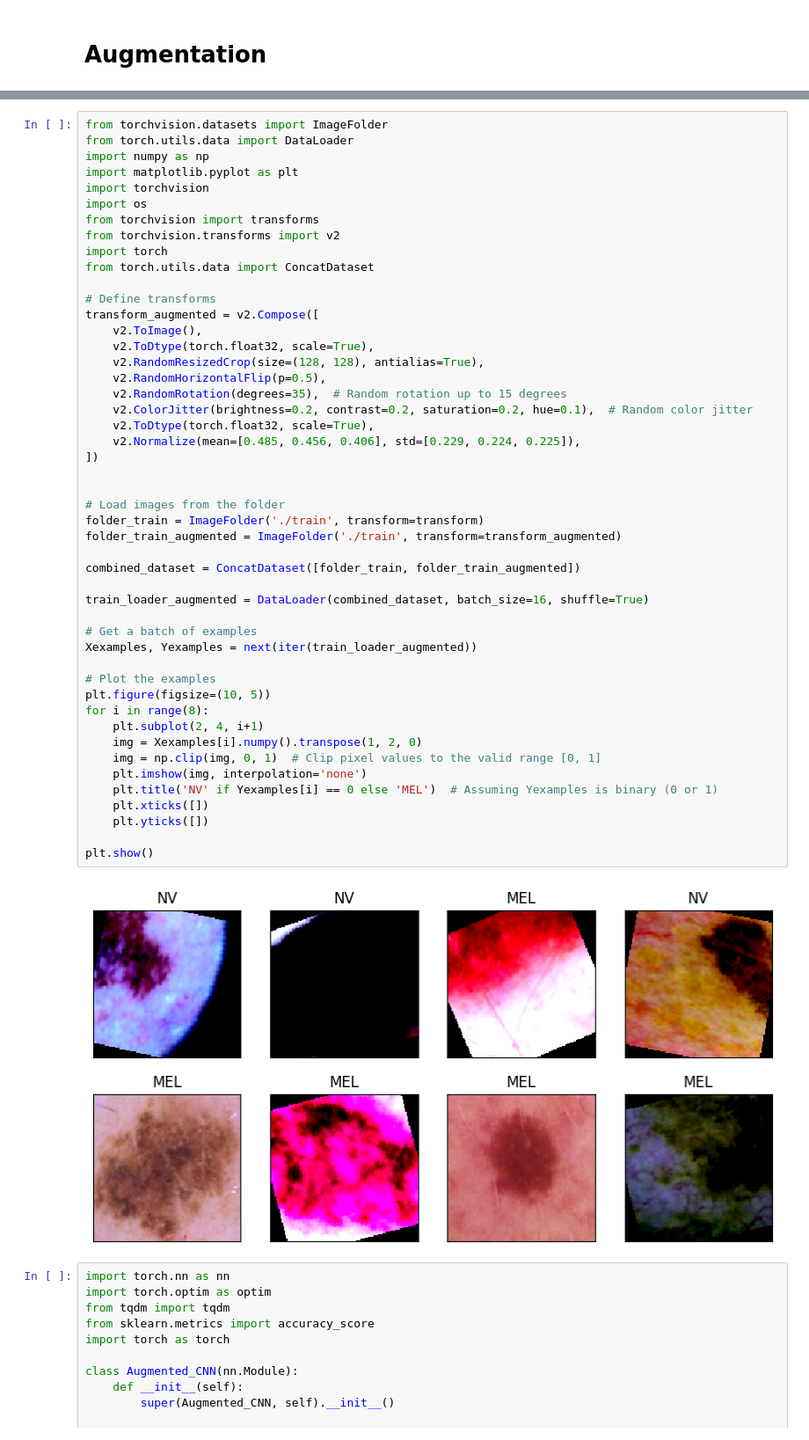
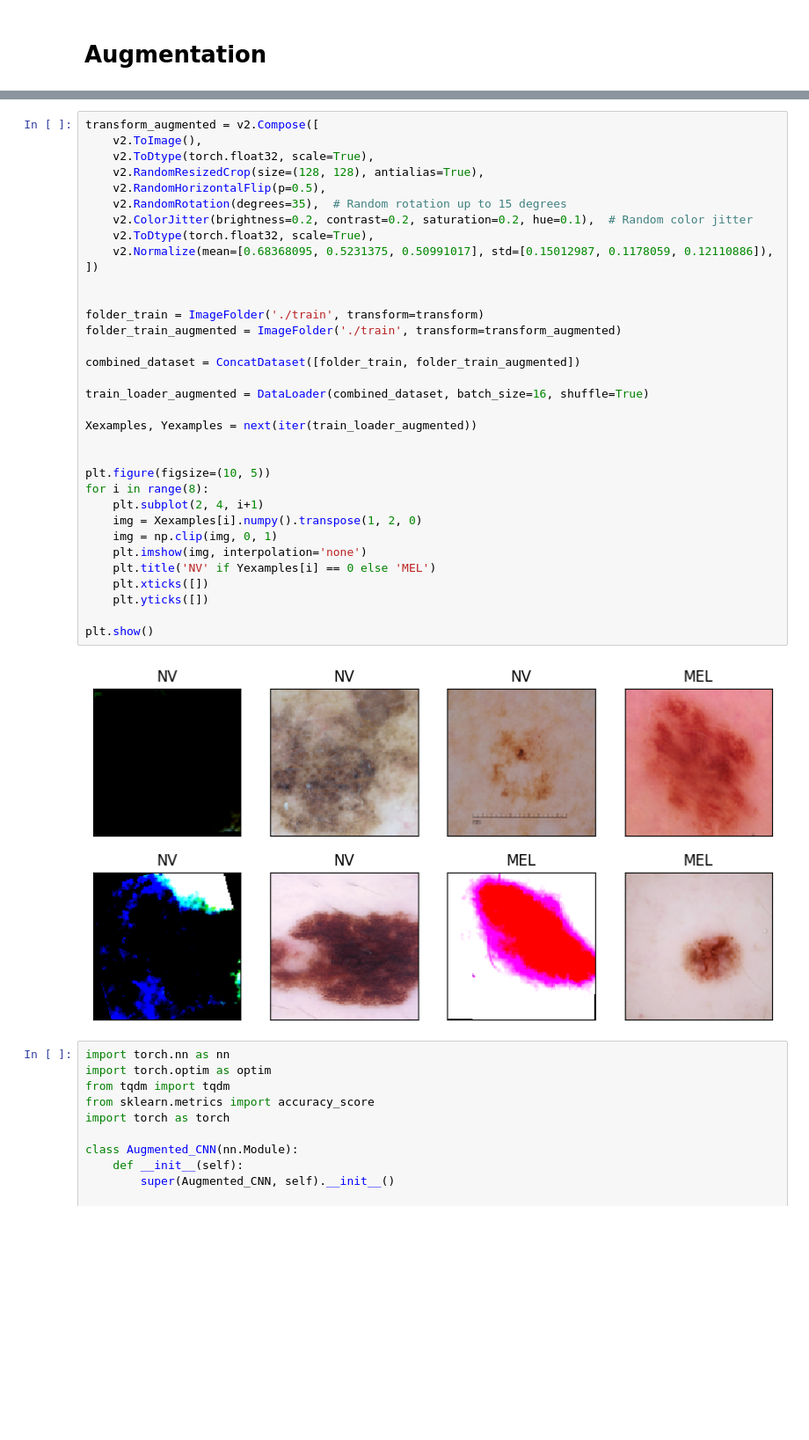
Before and after one commit to GustavLundberg1/Image-Classification-for-CNN, a Jupyter notebook: Assignment5.ipynb, the cells around one changed output, grey strips where cells are left out. Shown at 88% size. Saved outputs shown, nothing was run; the diff lists cells and outputs as text; blank space fills up the shorter version.

```diff
--- a/Assignment5.ipynb
+++ b/Assignment5.ipynb
@@ -315,53 +249,39 @@ Baseline validation accuracy:  0.7755591054313099
 # %%
-from torchvision.datasets import ImageFolder
-from torch.utils.data import DataLoader
-import numpy as np
-import matplotlib.pyplot as plt
-import torchvision
-import os
-from torchvision import transforms
-from torchvision.transforms import v2
-import torch
-from torch.utils.data import ConcatDataset
-
-# Define transforms
 transform_augmented = v2.Compose([
     v2.ToImage(),
     v2.ToDtype(torch.float32, scale=True),
     v2.RandomResizedCrop(size=(128, 128), antialias=True),
     v2.RandomHorizontalFlip(p=0.5),
     v2.RandomRotation(degrees=35),  # Random rotation up to 15 degrees
     v2.ColorJitter(brightness=0.2, contrast=0.2, saturation=0.2, hue=0.1),  # Random color jitter
     v2.ToDtype(torch.float32, scale=True),
-    v2.Normalize(mean=[0.485, 0.456, 0.406], std=[0.229, 0.224, 0.225]),
+    v2.Normalize(mean=[0.68368095, 0.5231375, 0.50991017], std=[0.15012987, 0.1178059, 0.12110886]),
 ])
 
 
-# Load images from the folder
 folder_train = ImageFolder('./train', transform=transform)
 folder_train_augmented = ImageFolder('./train', transform=transform_augmented)
 
 combined_dataset = ConcatDataset([folder_train, folder_train_augmented])
 
 train_loader_augmented = DataLoader(combined_dataset, batch_size=16, shuffle=True)
 
-# Get a batch of examples
 Xexamples, Yexamples = next(iter(train_loader_augmented))
 
-# Plot the examples
+
 plt.figure(figsize=(10, 5))
 for i in range(8):
     plt.subplot(2, 4, i+1)
     img = Xexamples[i].numpy().transpose(1, 2, 0)
-    img = np.clip(img, 0, 1)  # Clip pixel values to the valid range [0, 1]
+    img = np.clip(img, 0, 1)
     plt.imshow(img, interpolation='none')
-    plt.title('NV' if Yexamples[i] == 0 else 'MEL')  # Assuming Yexamples is binary (0 or 1)
+    plt.title('NV' if Yexamples[i] == 0 else 'MEL')
     plt.xticks([])
     plt.yticks([])
 
 plt.show()
 # %% [output]
-[figure, old version]
+[figure, new version]
 # %%
 import torch.nn as nn
 import torch.optim as optim
```
Also changed, not shown: parts of 30 cells of this notebook, 1 other file.
